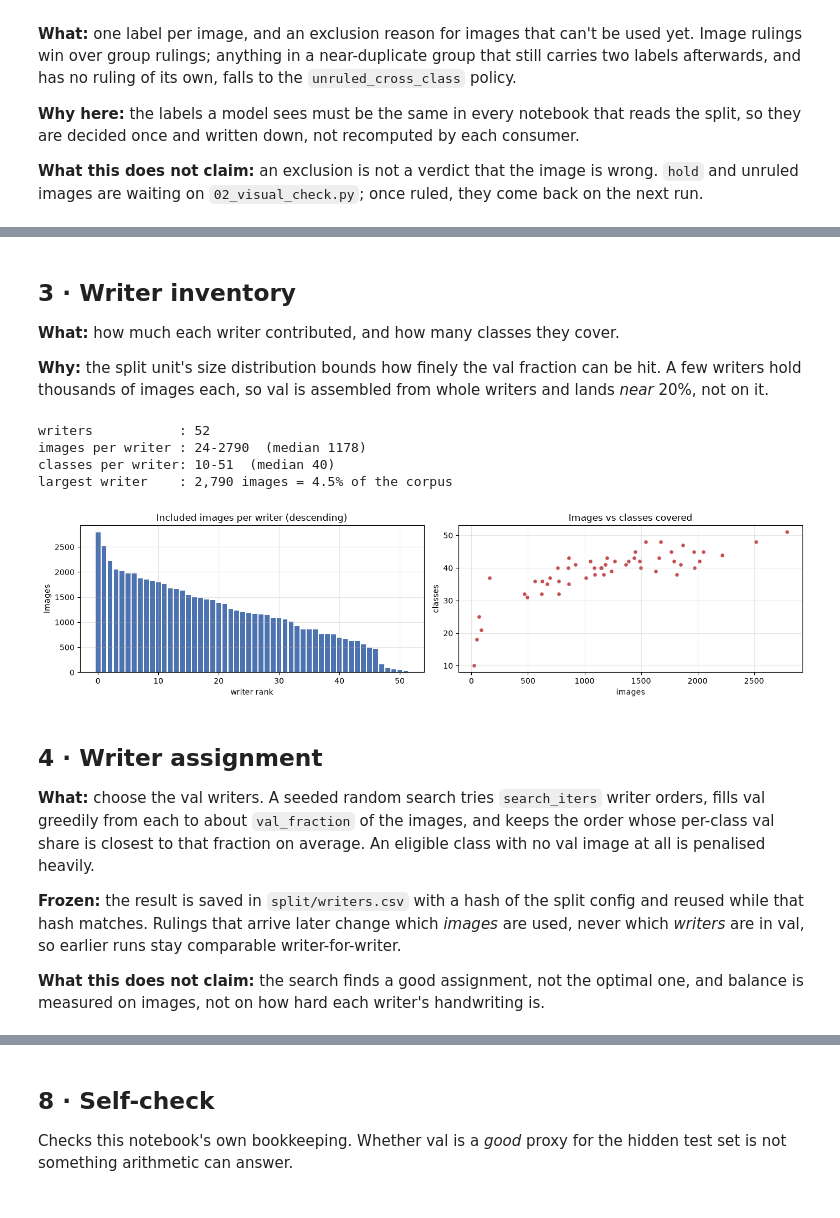
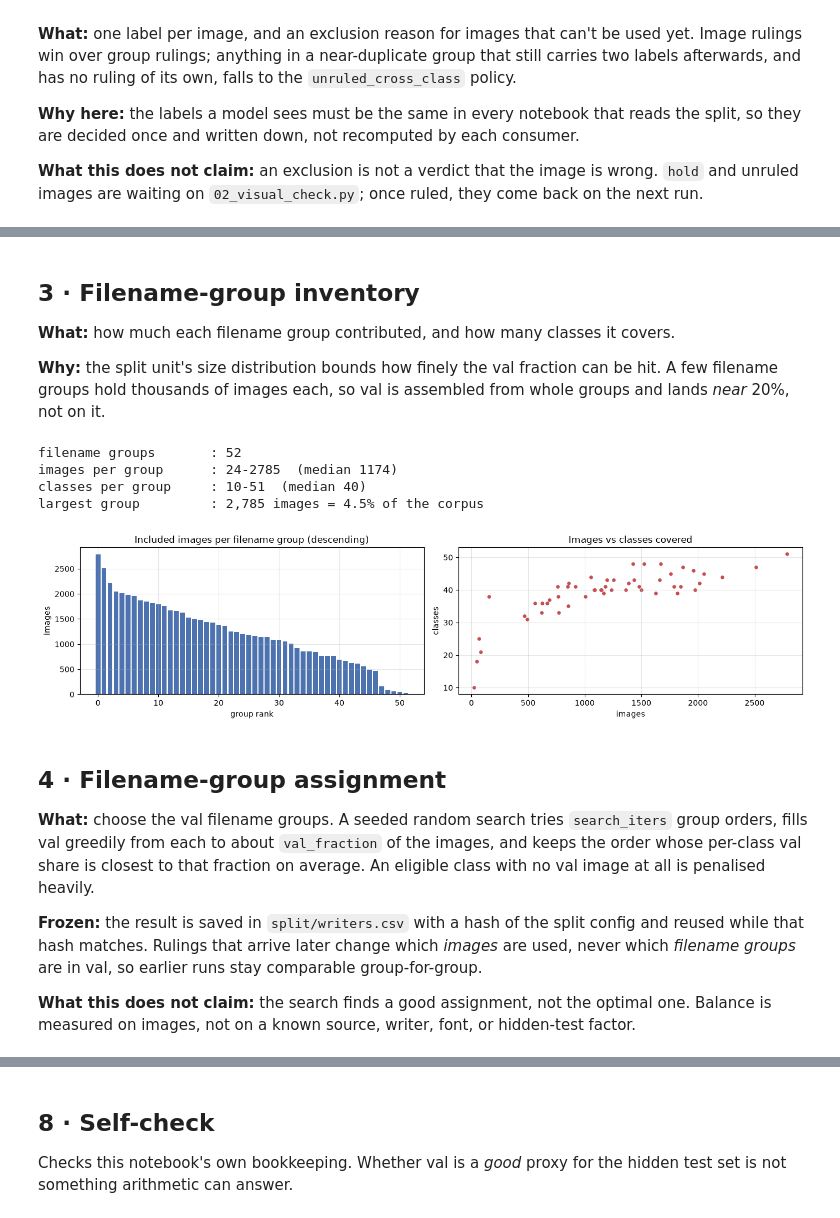
Before and after one commit to lemasc/thai-char-cnn, a Jupyter notebook: notebooks/03_split.ipynb, the cells around one changed output, grey strips where cells are left out. Saved outputs shown, nothing was run; the diff lists cells and outputs as text; code cells hidden in the pictures.

```diff
--- a/notebooks/03_split.ipynb
+++ b/notebooks/03_split.ipynb
@@ -103,49 +106,49 @@ exclusions by reason:
 # %% [markdown]
-## 3 · Writer inventory
+## 3 · Filename-group inventory
 
-**What:** how much each writer contributed, and how many classes they cover.
+**What:** how much each filename group contributed, and how many classes it covers.
 
 **Why:** the split unit's size distribution bounds how finely the val fraction can be hit. A few
-writers hold thousands of images each, so val is assembled from whole writers and lands *near*
+filename groups hold thousands of images each, so val is assembled from whole groups and lands *near*
 20%, not on it.
 # %%
 inv = (df[df.included].groupby("writer_id")
        .agg(images=("path", "size"), classes=("label_class", "nunique"), sessions=("session", "nunique"))
        .sort_values("images", ascending=False))
-print(f"writers           : {len(inv)}")
-print(f"images per writer : {inv.images.min()}-{inv.images.max()}  (median {inv.images.median():.0f})")
-print(f"classes per writer: {inv.classes.min()}-{inv.classes.max()}  (median {inv.classes.median():.0f})")
-print(f"largest writer    : {inv.images.iloc[0]:,} images = {inv.images.iloc[0] / inv.images.sum():.1%} of the corpus")
+print(f"filename groups       : {len(inv)}")
+print(f"images per group      : {inv.images.min()}-{inv.images.max()}  (median {inv.images.median():.0f})")
+print(f"classes per group     : {inv.classes.min()}-{inv.classes.max()}  (median {inv.classes.median():.0f})")
+print(f"largest group         : {inv.images.iloc[0]:,} images = {inv.images.iloc[0] / inv.images.sum():.1%} of the corpus")
 
 fig, ax = plt.subplots(1, 2, figsize=(14, 3.6))
 ax[0].bar(range(len(inv)), inv.images, color="#4C72B0")
-ax[0].set(title="Included images per writer (descending)", xlabel="writer rank", ylabel="images")
+ax[0].set(title="Included images per filename group (descending)", xlabel="group rank", ylabel="images")
 ax[1].scatter(inv.images, inv.classes, s=14, color="#C44E52")
 ax[1].set(title="Images vs classes covered", xlabel="images", ylabel="classes")
 for a in ax:
     a.grid(alpha=0.3)
 plt.tight_layout()
 plt.show()
 # %% [output]
-writers           : 52
-images per writer : 24-2790  (median 1178)
-classes per writer: 10-51  (median 40)
-largest writer    : 2,790 images = 4.5% of the corpus
+filename groups       : 52
+images per group      : 24-2785  (median 1174)
+classes per group     : 10-51  (median 40)
+largest group         : 2,785 images = 4.5% of the corpus
-[figure, old version]
+[figure, new version]
 # %% [markdown]
-## 4 · Writer assignment
+## 4 · Filename-group assignment
 
-**What:** choose the val writers. A seeded random search tries `search_iters` writer orders, fills
+**What:** choose the val filename groups. A seeded random search tries `search_iters` group orders, fills
 val greedily from each to about `val_fraction` of the images, and keeps the order whose per-class val
 share is closest to that fraction on average. An eligible class with no val image at all is
 penalised heavily.
 
 **Frozen:** the result is saved in `split/writers.csv` with a hash of the split config and reused
 while that hash matches. Rulings that arrive later change which *images* are used, never which
-*writers* are in val, so earlier runs stay comparable writer-for-writer.
+*filename groups* are in val, so earlier runs stay comparable group-for-group.
 
-**What this does not claim:** the search finds a good assignment, not the optimal one, and balance
-is measured on images, not on how hard each writer's handwriting is.
+**What this does not claim:** the search finds a good assignment, not the optimal one. Balance is
+measured on images, not on a known source, writer, font, or hidden-test factor.
 # %%
 tiny = split.tiny_classes(df, cfg)
 prev_run = json.loads((SPLIT_DIR / "run.json").read_text()) if (SPLIT_DIR / "run.json").exists() else {}
```
Also changed, not shown: parts of 12 cells of this notebook, 11 other files.
